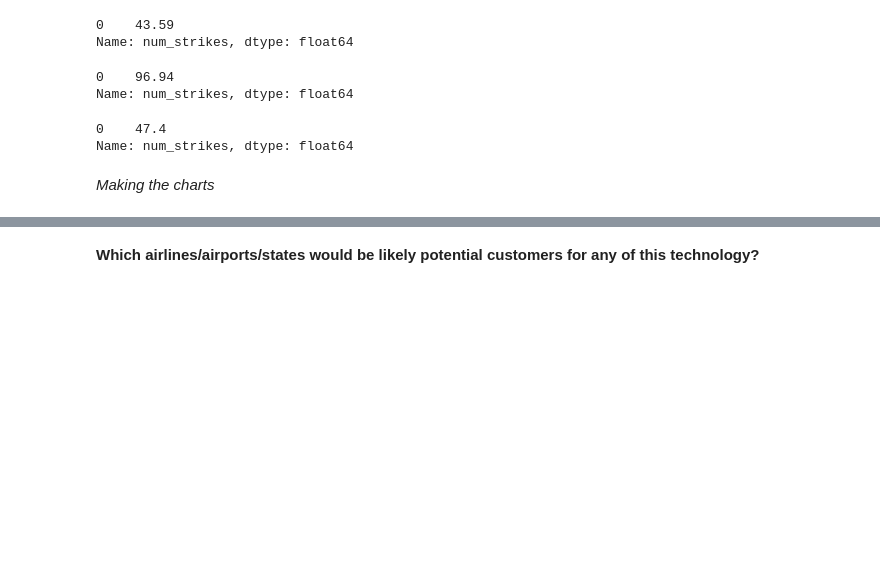
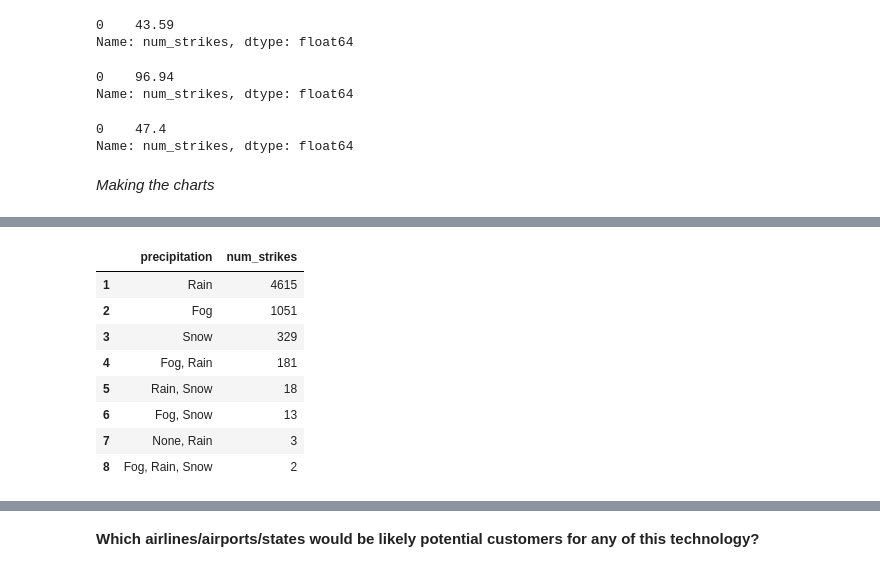
Before and after one commit to najma2hsn/Assessment-Data-Analysis-Fundamentals-Week-2, a Jupyter notebook: wildlife-strike-analysis.ipynb, the cells around one changed output, grey strips where cells are left out. Drawn from its saved outputs; the diff is of its cells as text; code cells hidden in the pictures; blank space fills up the shorter version.

```diff
--- a/wildlife-strike-analysis.ipynb
+++ b/wildlife-strike-analysis.ipynb
@@ -294,0 +321,12 @@ _Making the charts_
+# %%
+precipitation_strikes_excl_ukn
+# %% [output]
+|  | precipitation | num_strikes |
+| 1 | Rain | 4615 |
+| 2 | Fog | 1051 |
+| 3 | Snow | 329 |
+| 4 | Fog, Rain | 181 |
+| 5 | Rain, Snow | 18 |
+| 6 | Fog, Snow | 13 |
+| 7 | None, Rain | 3 |
+| 8 | Fog, Rain, Snow | 2 |
```
Also changed, not shown: parts of 15 cells of this notebook.
